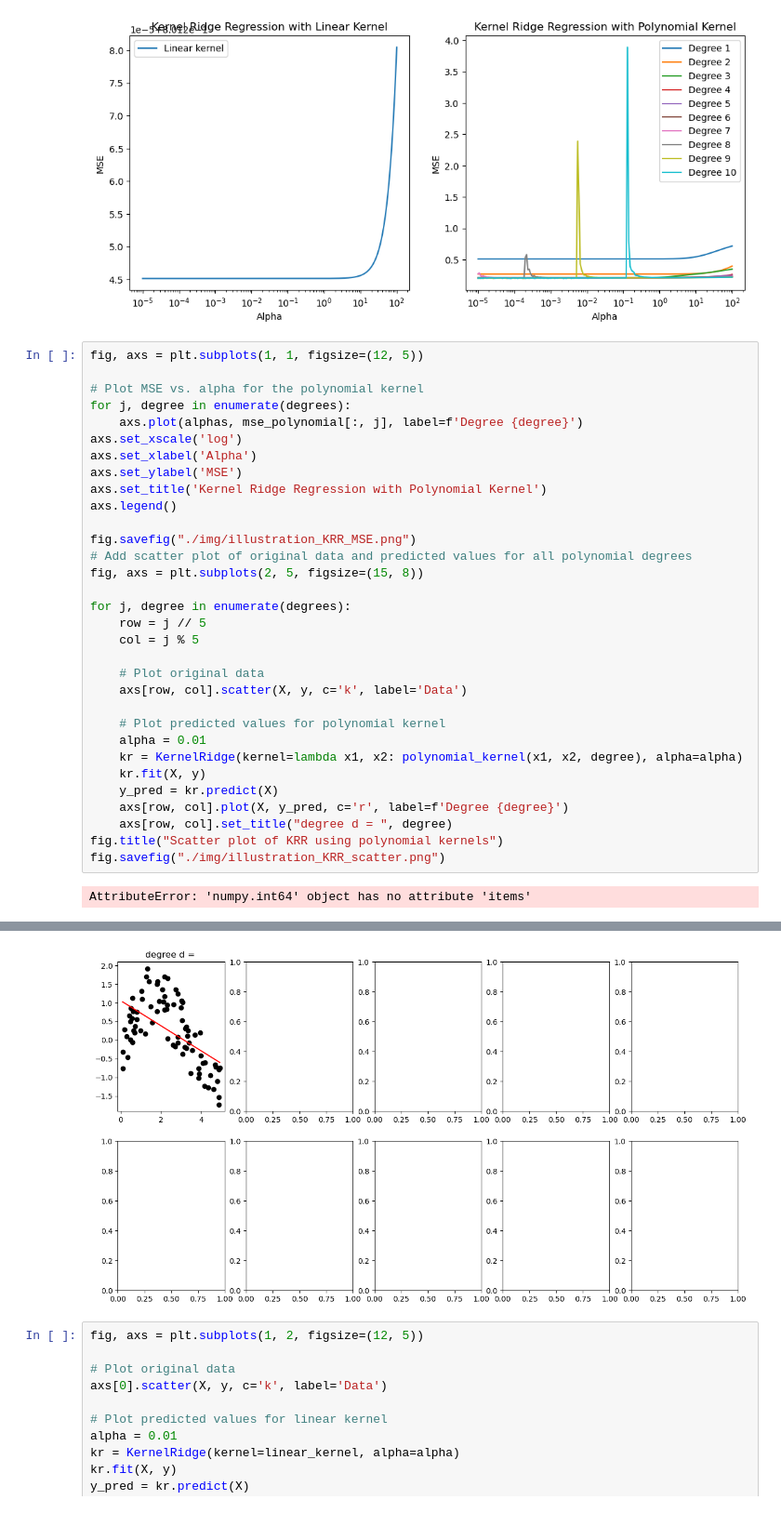
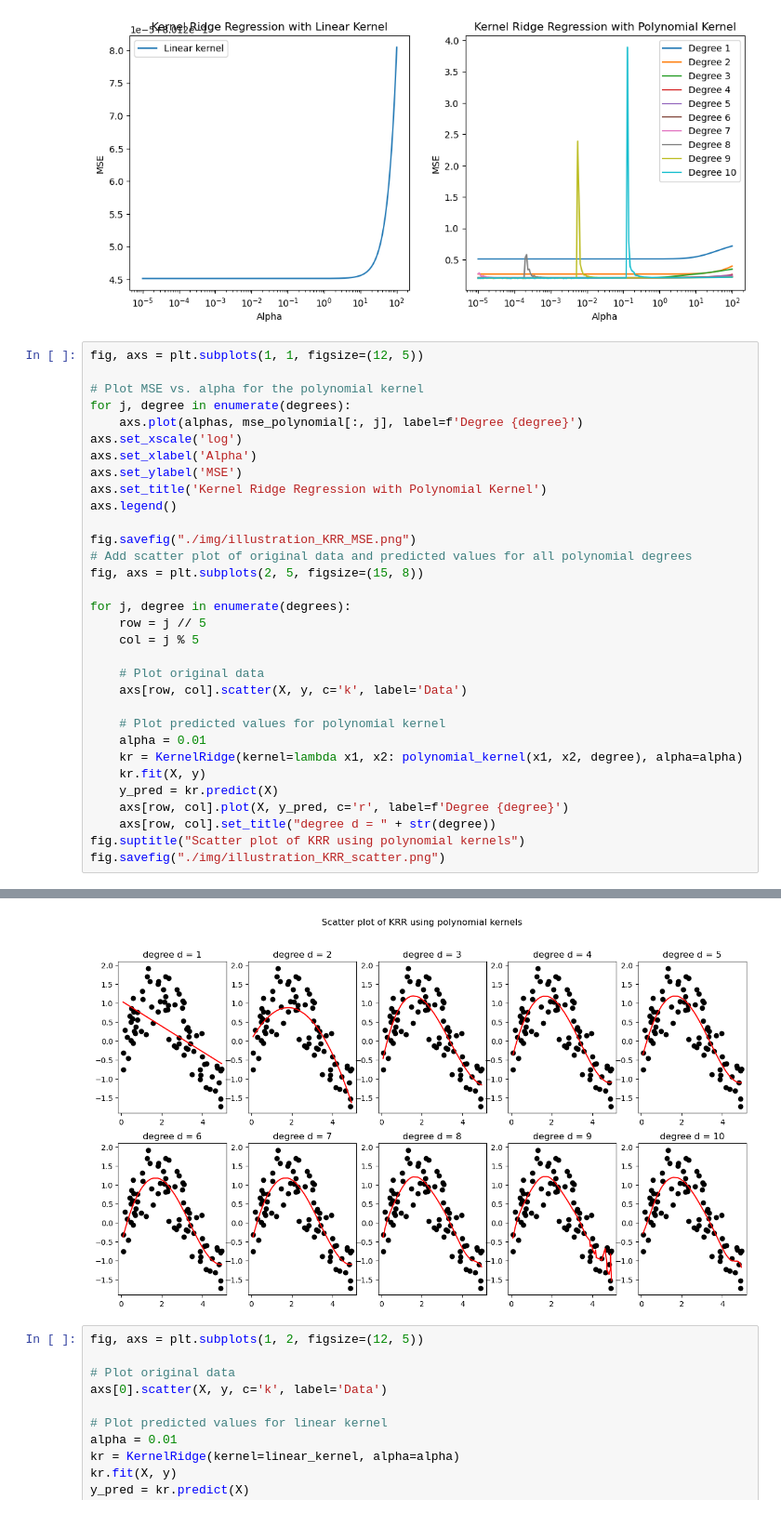
Before and after one commit to LegoCreation/Thesis, a Jupyter notebook: illustrations_for_KRR_GPR.ipynb, the cells around one changed output, grey strips where cells are left out. Shown: that part at 93% size. Drawn from its saved outputs; the diff is of its cells as text.

```diff
--- a/illustrations_for_KRR_GPR.ipynb
+++ b/illustrations_for_KRR_GPR.ipynb
@@ -48,37 +48,36 @@ fig, axs = plt.subplots(1, 1, figsize=(12, 5))
 
 # Plot MSE vs. alpha for the polynomial kernel
 for j, degree in enumerate(degrees):
     axs.plot(alphas, mse_polynomial[:, j], label=f'Degree {degree}')
 axs.set_xscale('log')
 axs.set_xlabel('Alpha')
 axs.set_ylabel('MSE')
 axs.set_title('Kernel Ridge Regression with Polynomial Kernel')
 axs.legend()
 
 fig.savefig("./img/illustration_KRR_MSE.png")
 # Add scatter plot of original data and predicted values for all polynomial degrees
 fig, axs = plt.subplots(2, 5, figsize=(15, 8))
 
 for j, degree in enumerate(degrees):
     row = j // 5
     col = j % 5
 
     # Plot original data
     axs[row, col].scatter(X, y, c='k', label='Data')
 
     # Plot predicted values for polynomial kernel
     alpha = 0.01
     kr = KernelRidge(kernel=lambda x1, x2: polynomial_kernel(x1, x2, degree), alpha=alpha)
     kr.fit(X, y)
     y_pred = kr.predict(X)
     axs[row, col].plot(X, y_pred, c='r', label=f'Degree {degree}')
-    axs[row, col].set_title("degree d = ", degree)
-fig.title("Scatter plot of KRR using polynomial kernels")
+    axs[row, col].set_title("degree d = " + str(degree))
+fig.suptitle("Scatter plot of KRR using polynomial kernels")
 fig.savefig("./img/illustration_KRR_scatter.png")
 # %% [output]
-AttributeError: 'numpy.int64' object has no attribute 'items'
 [figure]
-[figure, old version]
+[figure, new version]
 # %%
 fig, axs = plt.subplots(1, 2, figsize=(12, 5))
 
```
Also changed, not shown: 1 other file.
